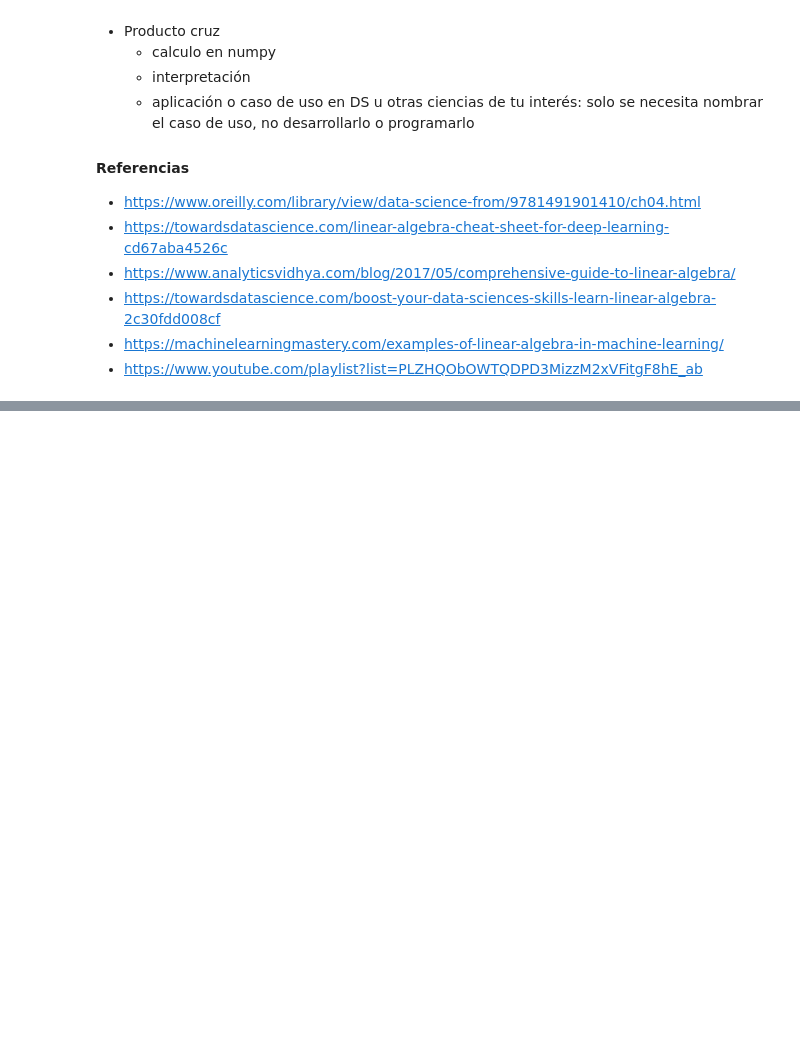
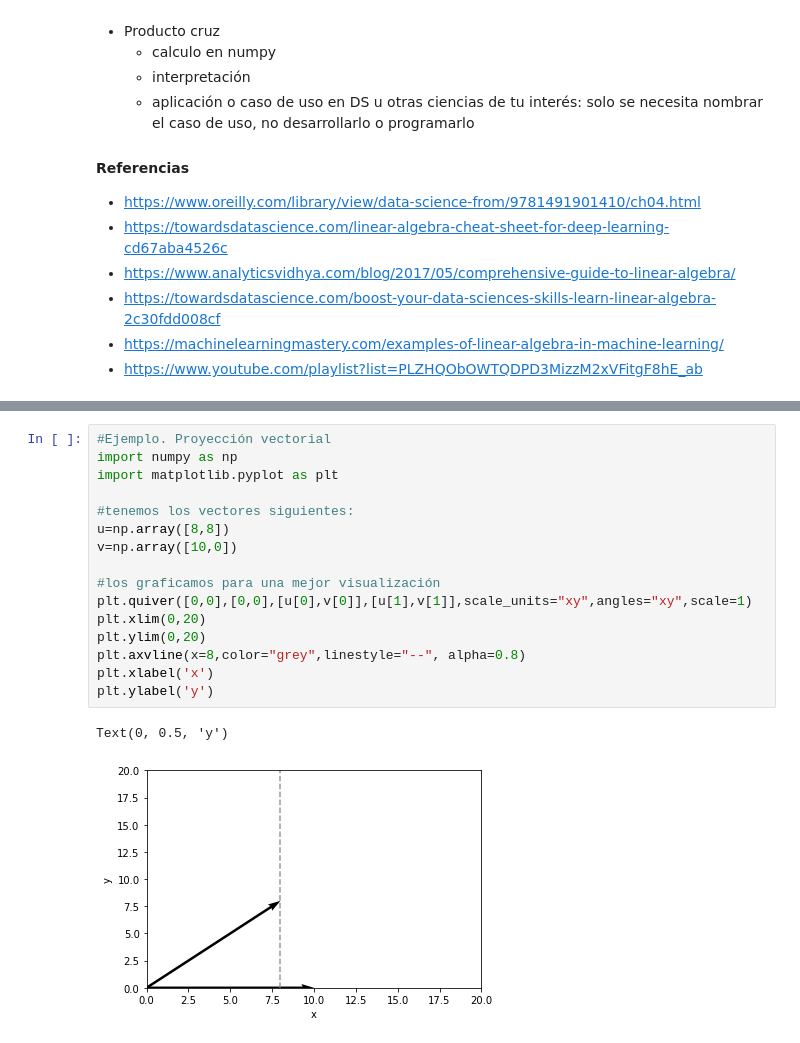
Before and after one commit to esjodiga/Tarea_ejercicios_Notebook6, a Jupyter notebook: Notebook #6. Con resoluciones integradas.ipynb, the cells around one changed output, grey strips where cells are left out. Cells and saved outputs as stored; diff of their text form; blank space fills up the shorter version.

```diff
--- a/Notebook #6. Con resoluciones integradas.ipynb
+++ b/Notebook #6. Con resoluciones integradas.ipynb
@@ -1402,0 +1444,19 @@ np.random.randn(3)
+# %%
+#Ejemplo. Proyección vectorial
+import numpy as np
+import matplotlib.pyplot as plt
+
+#tenemos los vectores siguientes:
+u=np.array([8,8])
+v=np.array([10,0])
+
+#los graficamos para una mejor visualización
+plt.quiver([0,0],[0,0],[u[0],v[0]],[u[1],v[1]],scale_units="xy",angles="xy",scale=1)
+plt.xlim(0,20)
+plt.ylim(0,20)
+plt.axvline(x=8,color="grey",linestyle="--", alpha=0.8)
+plt.xlabel('x')
+plt.ylabel('y')
+# %% [output]
+Text(0, 0.5, 'y')
+[figure, added]
```
Also changed, not shown: parts of 16 cells of this notebook.
